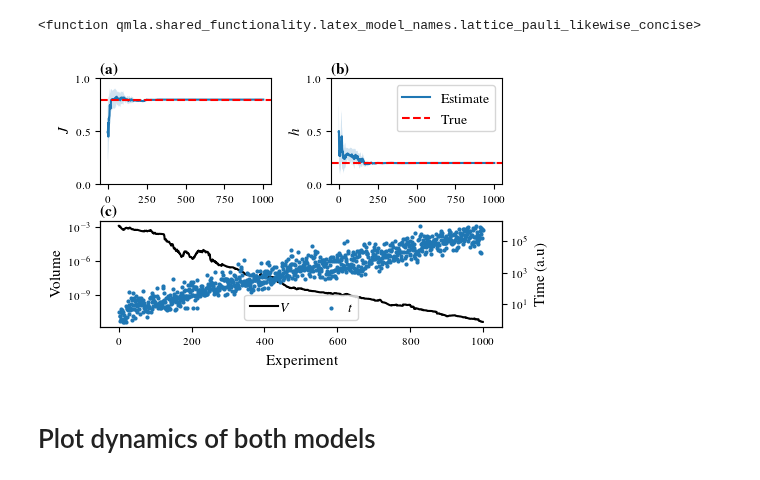
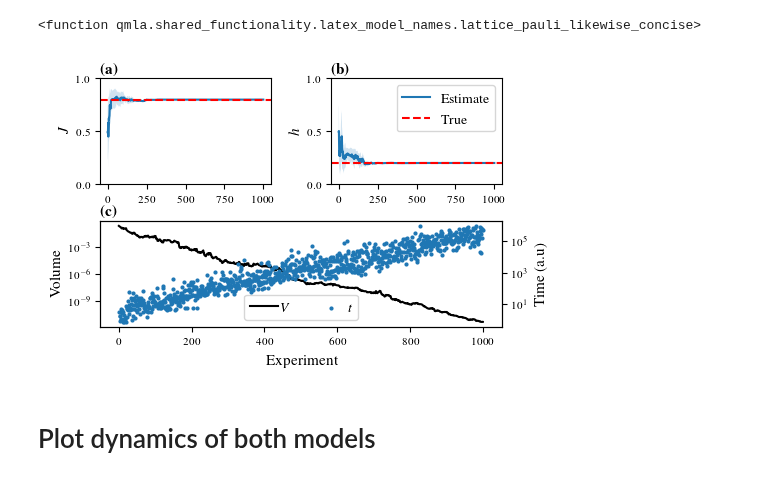
Before and after one commit to flynnbr11/schrodingers_catwalk, a Jupyter notebook: figure_development/ising_qhl.ipynb, the cells around one changed output. Drawn from its saved outputs; the diff is of its cells as text; code cells hidden in the pictures.

```diff
--- a/figure_development/ising_qhl.ipynb
+++ b/figure_development/ising_qhl.ipynb
@@ -356,17 +363,16 @@ for term in terms:
             ax.legend(
                 loc = 'upper right'
             )
-
 # Volume and experimental times
 # ax = lf.new_axis(
 #     span=(1, 'all')
 # )
 ax = lf.new_axis(span=(1, 2) )
 
-exps = sorted(model.volume_by_epoch.keys())
+exps = sorted(mod.volume_by_epoch.keys())
 ax.plot(
     exps,
-    [model.volume_by_epoch[k] for k in exps],
+    [mod.volume_by_epoch[k] for k in exps],
     label=r"$V$",
     color='k'
 )
@@ -380,35 +386,35 @@ times = qmla.utilities.flatten(mod.times_learned_over)
 if q.num_experiments > 100:
     s = 4  # size of time dots
 else:
     s = 7
 time_ax.scatter(
     exps[1:],
     times,
     label=r"$t$",
     s=s,
 )
 time_ax.set_ylabel('Time (a.u)')
 time_ax.semilogy()
 
 handles, labels = ax.get_legend_handles_labels()
 t_handles, t_labels = time_ax.get_legend_handles_labels()
 handles.extend(t_handles)
 labels.extend(t_labels)
 
 ax.legend(
     handles, labels,
     ncol=2,
 #     loc = "center right",
     handletextpad=0.25,
     labelspacing=0.2,
     loc='lower center'
     # bbox_to_anchor=(0.4, 1.25)
 )
 
 lf.fig.tight_layout()
-lf.save(save_path)
+# lf.save(save_path)
 # %% [output]
-[figure, old version]
+[figure, new version]
 # %% [markdown]
 # Plot dynamics of both models
 # %%
```
Also changed, not shown: parts of 4 cells of this notebook, 4 other files.
